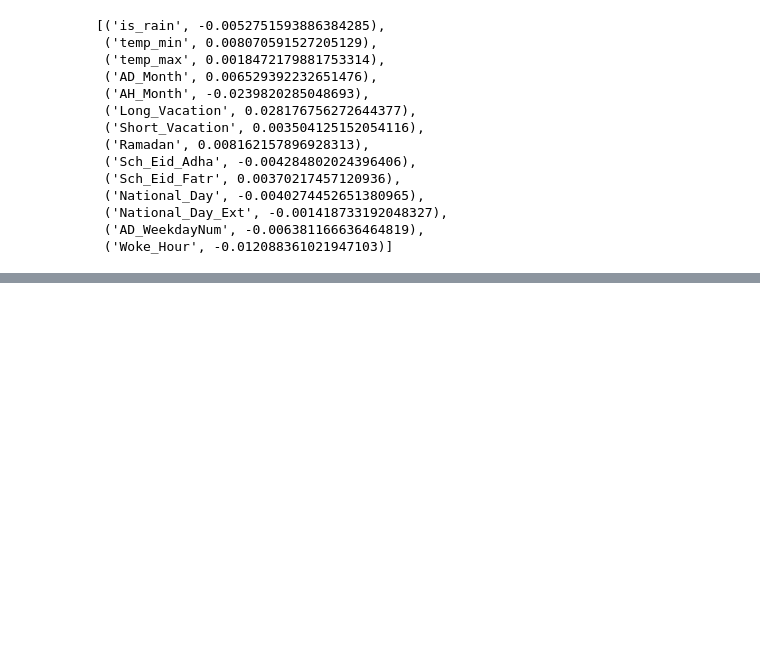
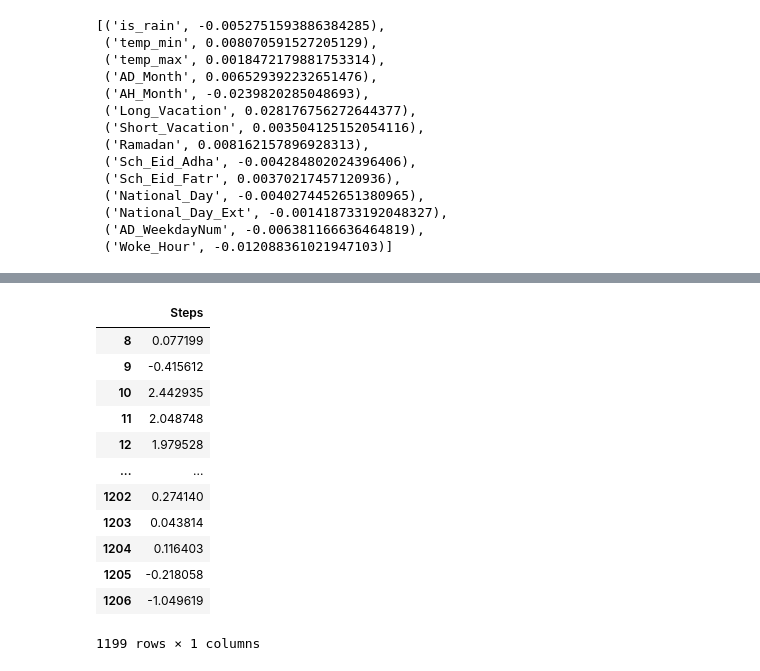
Before and after one commit to ibalzuhairi/ML-Regression-Physical-Activity, a Jupyter notebook: Merging.ipynb, the cells around one changed output, grey strips where cells are left out. Saved outputs shown, nothing was run; the diff lists cells and outputs as text; code cells hidden in the pictures; blank space fills up the shorter version.

```diff
--- a/Merging.ipynb
+++ b/Merging.ipynb
@@ -250,0 +390,20 @@ lm.predict(pd.DataFrame(columns=['Lag1'],data=[7]))
+# %%
+#(y*y.std())+y.mean()*y.std()
+#Norm_Merged=(Merged-Merged.mean())/Merged.std()
+#Norm_Merged
+y
+#(Merged['Steps'].mean()+ y) * Merged['Steps'].std()
+# %% [output]
+|  | Steps |
+| 8 | 0.077199 |
+| 9 | -0.415612 |
+| 10 | 2.442935 |
+| 11 | 2.048748 |
+| 12 | 1.979528 |
+| ... | ... |
+| 1202 | 0.274140 |
+| 1203 | 0.043814 |
+| 1204 | 0.116403 |
+| 1205 | -0.218058 |
+| 1206 | -1.049619 |
+1199 rows × 1 columns
```
Also changed, not shown: parts of 13 cells of this notebook, 4 other files.
